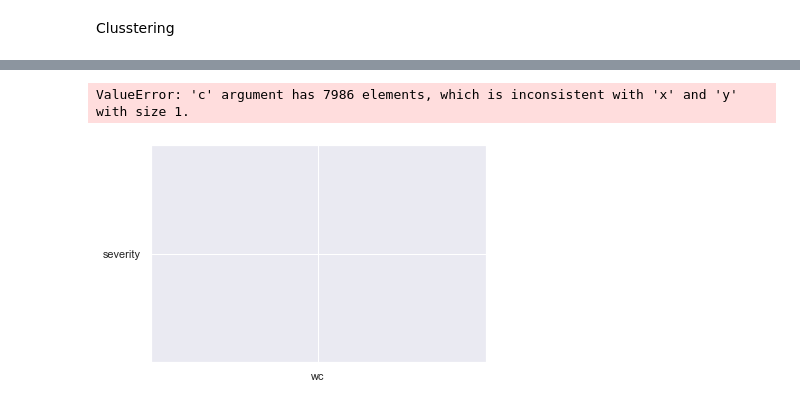
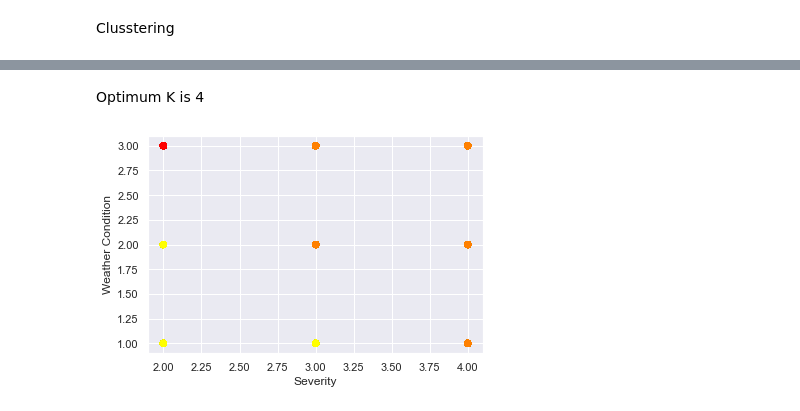
Before and after one commit to stratoskar/DataAnalytics, a Jupyter notebook: Data Analytics/Data_Preprocessing_US_accidents.ipynb, the cells around one changed output, grey strips where cells are left out. Drawn from its saved outputs; the diff is of its cells as text; code cells hidden in the pictures.

```diff
--- a/Data Analytics/Data_Preprocessing_US_accidents.ipynb
+++ b/Data Analytics/Data_Preprocessing_US_accidents.ipynb
@@ -230,10 +230,13 @@ plt.show()
-# %%
-clustering = KMeans(n_clusters=4).fit(X)
-
-# Visualize Result
-cmap = plt.get_cmap('tab10')
-
-plt.scatter('wc', 'severity', c=cmap(clustering.labels_))
-# %% [output]
-ValueError: 'c' argument has 7986 elements, which is inconsistent with 'x' and 'y' with size 1.
-[figure, removed]
+# %% [markdown]
+Optimum K is 4
+# %%
+# K-means implementation and visualization of the effect
+kmeans = KMeans(n_clusters=3)
+y = kmeans.fit_predict(X)
+
+plt.scatter(X['Severity'], X['Weather_Condition'],c=y,cmap="autumn")
+plt.xlabel('Severity')
+plt.ylabel('Weather Condition')
+plt.show()
+# %% [output]
+[figure, added]
```
Also changed, not shown: parts of 14 cells of this notebook.
